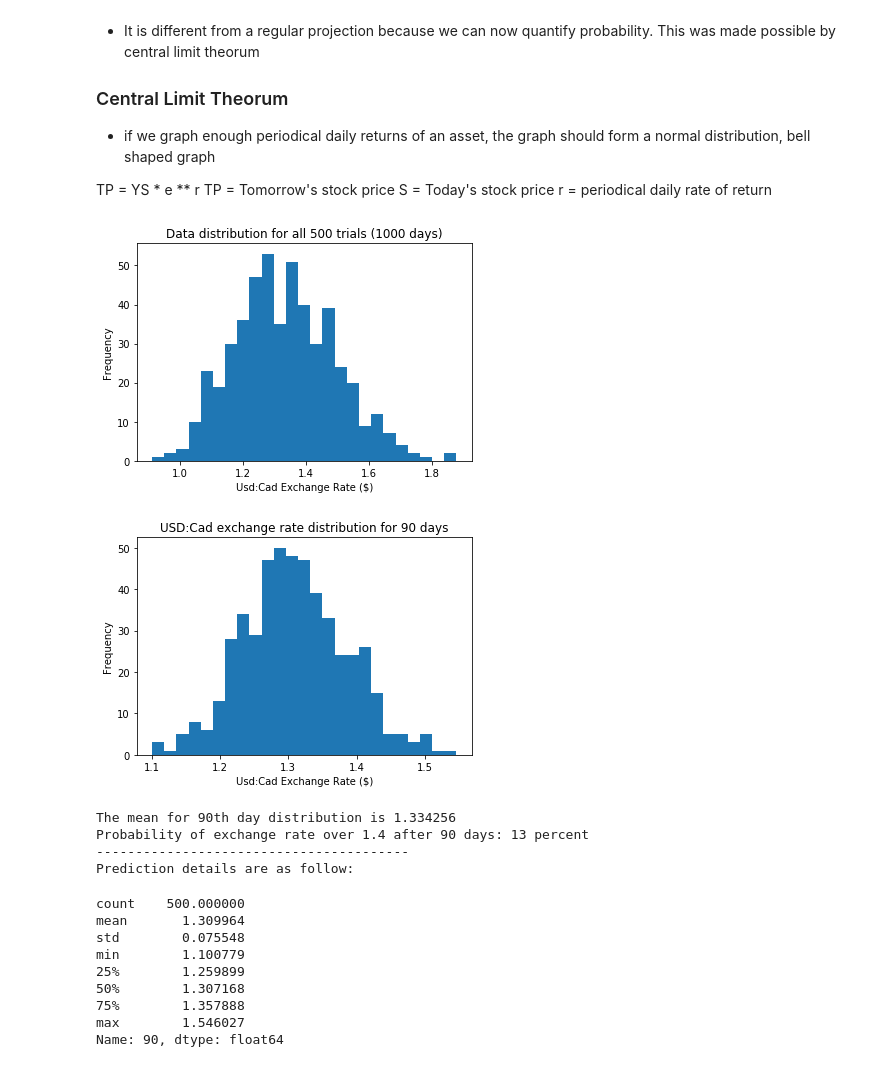
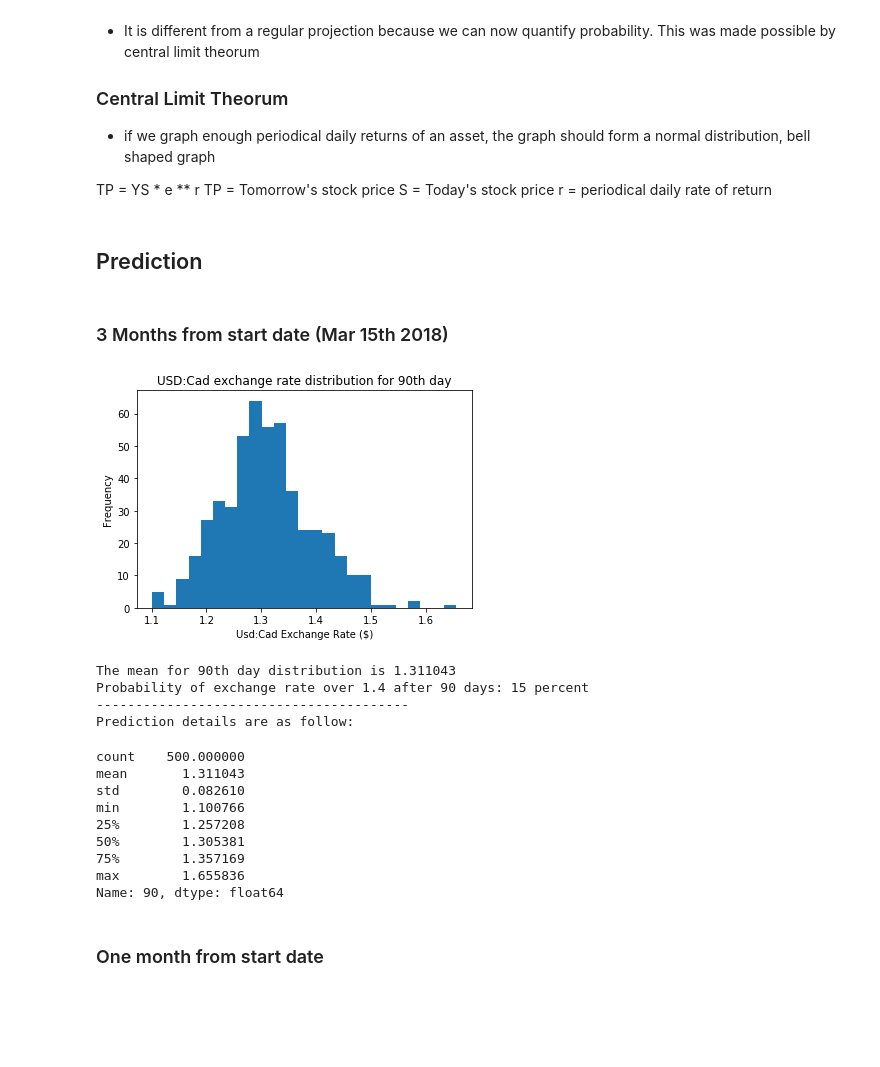
Before and after one commit to josiechoi/MonteCarloMod, a Jupyter notebook: CAD USD Exchange Rate Prediction-10 years.ipynb, the cells around one changed output. Saved outputs shown, nothing was run; the diff lists cells and outputs as text; code cells hidden in the pictures; blank space fills up the shorter version.

Commit message:
Fix minor error in predictions
Also add headings for predictions

```diff
--- a/CAD USD Exchange Rate Prediction-10 years.ipynb
+++ b/CAD USD Exchange Rate Prediction-10 years.ipynb
@@ -336,48 +334,44 @@ pred=prediction.iloc[365,:]
-# %%
-
-
-plt.hist(pred,bins=25)
-plt.ylabel("Frequency")
-plt.xlabel("Usd:Cad Exchange Rate ($)");
-plt.title("Data distribution for all 500 trials (1000 days)")
-plt.show()
-# %% [output]
-[figure, removed]
+# %% [markdown]
+## Prediction
+# %% [markdown]
+### 3 Months from start date (Mar 15th 2018)
 # %%
 pred90=prediction.iloc[90,:]
-mean90=pred.mean()
+mean90=pred90.mean()
 
 pred1=prediction.iloc[90,:]>1.4
 prob=pred1.sum()/500 *100
 
 plt.hist(pred90,bins=25)
 plt.ylabel("Frequency")
 plt.xlabel("Usd:Cad Exchange Rate ($)")
-plt.title("USD:Cad exchange rate distribution for 90 days");
+plt.title("USD:Cad exchange rate distribution for 90th day");
 plt.show()
 
 
 
 print("The mean for 90th day distribution is %f" %(mean90))
 print( "Probability of exchange rate over 1.4 after 90 days: %d percent" %(prob))
 
 print("-"*40)
 
 print("Prediction details are as follow:")
 prediction.iloc[90,:].describe()
 # %% [output]
-[figure, old version]
+[figure, new version]
-The mean for 90th day distribution is 1.334256
-Probability of exchange rate over 1.4 after 90 days: 13 percent
+The mean for 90th day distribution is 1.311043
+Probability of exchange rate over 1.4 after 90 days: 15 percent
 ----------------------------------------
 Prediction details are as follow:
 count    500.000000
-mean       1.309964
-std        0.075548
-min        1.100779
-25%        1.259899
-50%        1.307168
-75%        1.357888
-max        1.546027
+mean       1.311043
+std        0.082610
+min        1.100766
+25%        1.257208
+50%        1.305381
+75%        1.357169
+max        1.655836
 Name: 90, dtype: float64
+# %% [markdown]
+### One month from start date
 # %%
```
Also changed, not shown: parts of 11 cells of this notebook.
